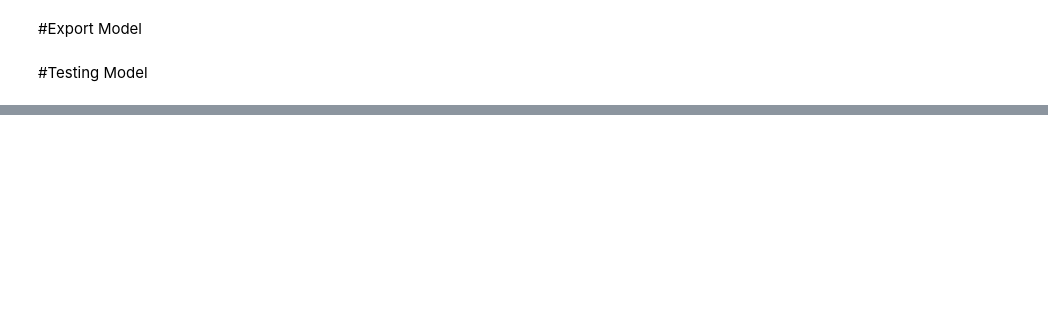
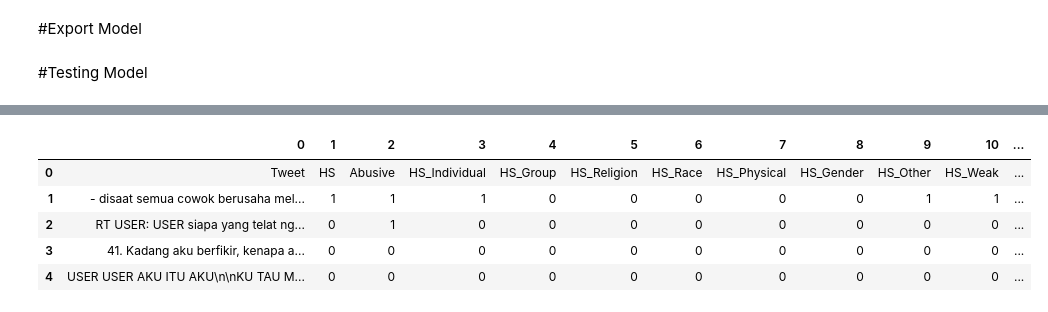
Before and after one commit to udjoo/tugas_dsc, a Jupyter notebook: models/lstm/LSTM.ipynb, the cells around one changed output, grey strips where cells are left out. Saved outputs shown, nothing was run; the diff lists cells and outputs as text; code cells hidden in the pictures; blank space fills up the shorter version.

```diff
--- a/models/lstm/LSTM.ipynb
+++ b/models/lstm/LSTM.ipynb
@@ -472,2 +472,15 @@ print('Sentiment: ',sentiment[polarity])
 Text:  hadewwwww permpuan sakit jiwa peran utama film hantu jeruk purut ky khabis stok a is
 Sentiment:  negative
+# %%
+# save file data test
+
+data_test= pd.read_csv('D:/Binar/Challenge/Binarchallenge2/data.csv', encoding='latin-1', header= None)
+# %%
+data_test.head()
+# %% [output]
+|  | 0 | 1 | 2 | 3 | 4 | 5 | 6 | 7 | 8 | 9 | 10 | ... |
+| 0 | Tweet | HS | Abusive | HS_Individual | HS_Group | HS_Religion | HS_Race | HS_Physical | HS_Gender | HS_Other | HS_Weak | ... |
+| 1 | - disaat semua cowok berusaha mel... | 1 | 1 | 1 | 0 | 0 | 0 | 0 | 0 | 1 | 1 | ... |
+| 2 | RT USER: USER siapa yang telat ng... | 0 | 1 | 0 | 0 | 0 | 0 | 0 | 0 | 0 | 0 | ... |
+| 3 | 41. Kadang aku berfikir, kenapa a... | 0 | 0 | 0 | 0 | 0 | 0 | 0 | 0 | 0 | 0 | ... |
+| 4 | USER USER AKU ITU AKU\n\nKU TAU M... | 0 | 0 | 0 | 0 | 0 | 0 | 0 | 0 | 0 | 0 | ... |
```
Also changed, not shown: parts of 9 cells of this notebook, 7 other files.
